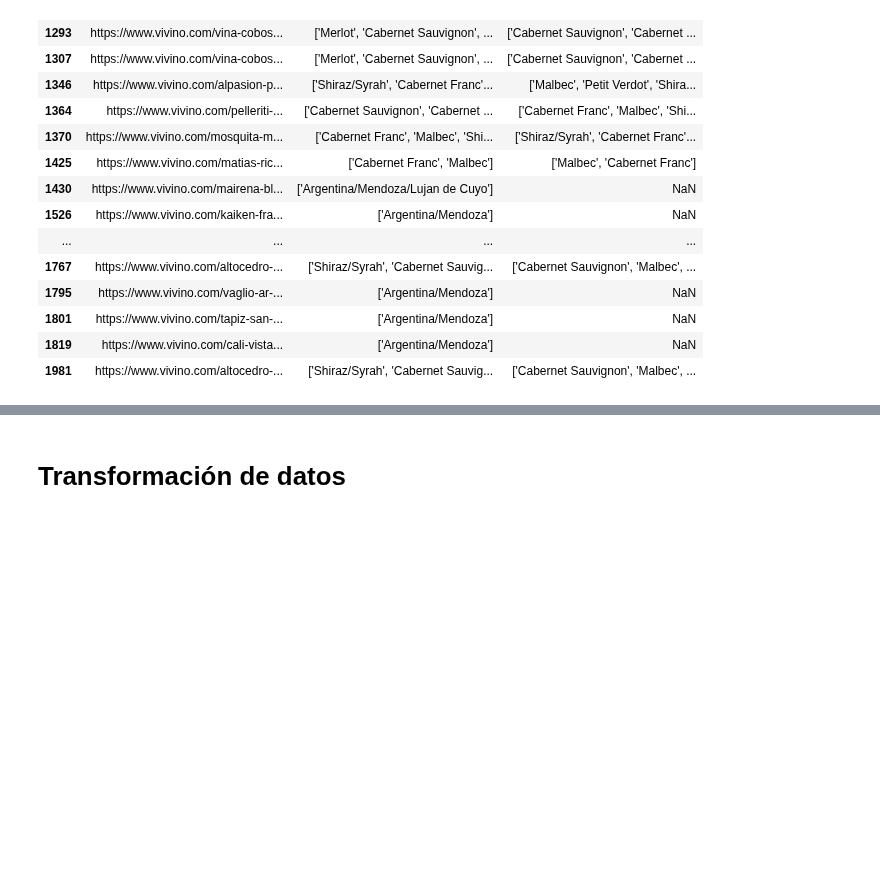
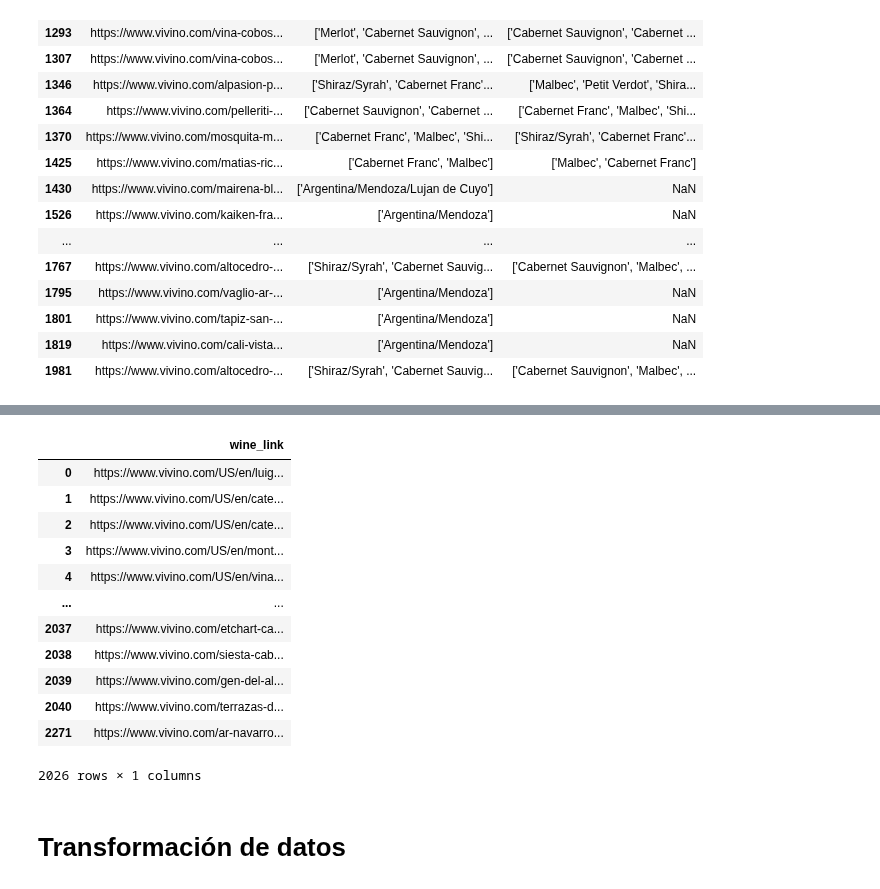
Before and after one commit to Tino27Gut/WineRecommendation, a Jupyter notebook: notebooks/eda_etl_draft copy.ipynb, the cells around one changed output, grey strips where cells are left out. Drawn from its saved outputs; the diff is of its cells as text; code cells hidden in the pictures; blank space fills up the shorter version.

```diff
--- a/notebooks/eda_etl_draft copy.ipynb
+++ b/notebooks/eda_etl_draft copy.ipynb
@@ -196,3 +218,20 @@ fix_df
+# %%
+wine_links = pd.read_csv("../src/data/raw/links/wine_links.csv")
+wine_links.drop_duplicates()
+# %% [output]
+|  | wine_link |
+| 0 | https://www.vivino.com/US/en/luig... |
+| 1 | https://www.vivino.com/US/en/cate... |
+| 2 | https://www.vivino.com/US/en/cate... |
+| 3 | https://www.vivino.com/US/en/mont... |
+| 4 | https://www.vivino.com/US/en/vina... |
+| ... | ... |
+| 2037 | https://www.vivino.com/etchart-ca... |
+| 2038 | https://www.vivino.com/siesta-cab... |
+| 2039 | https://www.vivino.com/gen-del-al... |
+| 2040 | https://www.vivino.com/terrazas-d... |
+| 2271 | https://www.vivino.com/ar-navarro... |
+2026 rows × 1 columns
 # %% [markdown]
 # Transformación de datos
 # %%
```
Also changed, not shown: parts of 1 cell of this notebook, 2 other files.
